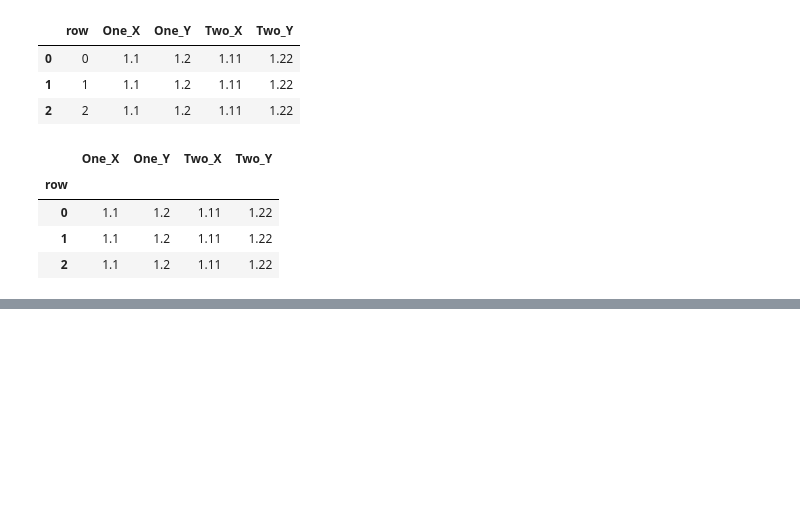
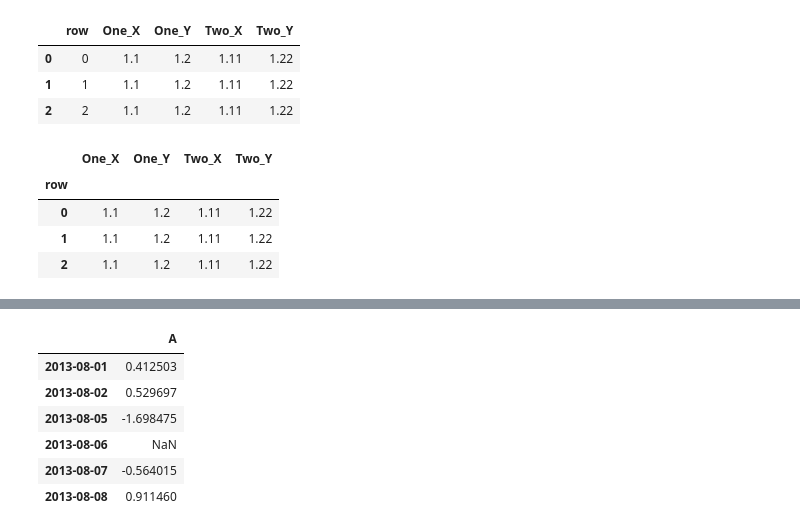
Before and after one commit to onlyabhilash/Feature-Engg, a Jupyter notebook: Pandas/Cooking.ipynb, the cells around one changed output, grey strips where cells are left out. Saved outputs shown, nothing was run; the diff lists cells and outputs as text; code cells hidden in the pictures; blank space fills up the shorter version.

```diff
--- a/Pandas/Cooking.ipynb
+++ b/Pandas/Cooking.ipynb
@@ -566,0 +582,11 @@ df.sort_values(by=("Labs", "II"), ascending=False)
+# %%
+df.loc[df.index[3], "A"] = np.nan
+df
+# %% [output]
+|  | A |
+| 2013-08-01 | 0.412503 |
+| 2013-08-02 | 0.529697 |
+| 2013-08-05 | -1.698475 |
+| 2013-08-06 | NaN |
+| 2013-08-07 | -0.564015 |
+| 2013-08-08 | 0.911460 |
```
Also changed, not shown: parts of 49 cells of this notebook.
